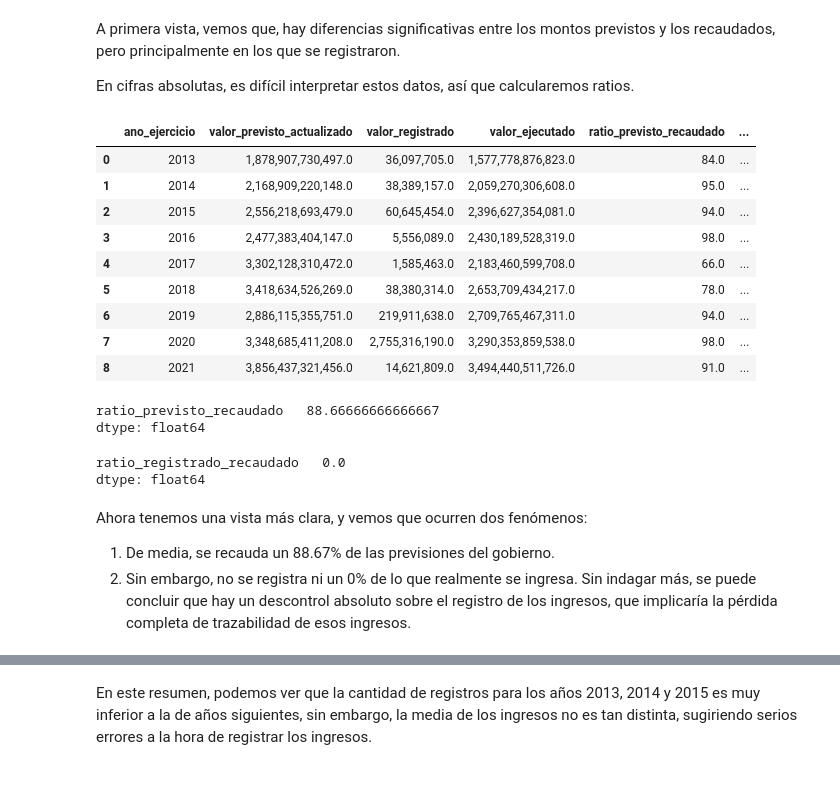
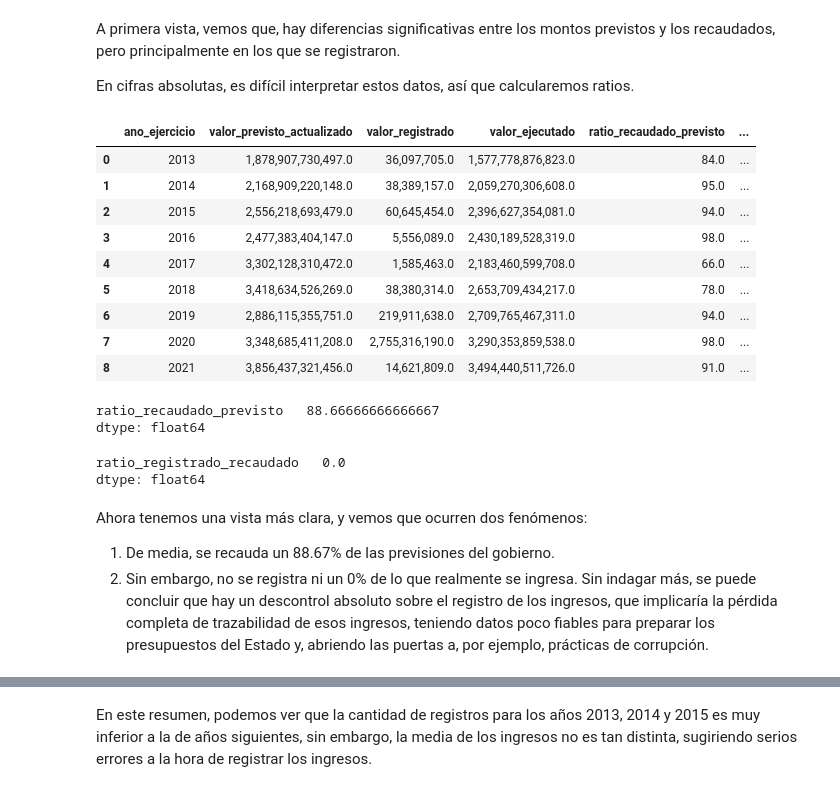
Before and after one commit to davfranco1/Proyecto2-EDA-Ingresos-Publicos-Brasil, a Jupyter notebook: notebooks/3_Análisis-Visualización.ipynb, the cells around one changed output, grey strips where cells are left out. Drawn from its saved outputs; the diff is of its cells as text; code cells hidden in the pictures.

```diff
--- a/notebooks/3_Análisis-Visualización.ipynb
+++ b/notebooks/3_Análisis-Visualización.ipynb
@@ -112,13 +224,13 @@ A primera vista, vemos que, hay diferencias significativas entre los montos prev
 
 En cifras absolutas, es difícil interpretar estos datos, así que calcularemos ratios.
 # %%
-df_ingresos_anuales["ratio_previsto_recaudado"] = round(df_ingresos_anuales["valor_ejecutado"]/df_ingresos_anuales["valor_previsto_actualizado"] *100,0)
+df_ingresos_anuales["ratio_recaudado_previsto"] = round(df_ingresos_anuales["valor_ejecutado"]/df_ingresos_anuales["valor_previsto_actualizado"] *100,0)
 
 df_ingresos_anuales["ratio_registrado_recaudado"] = round(df_ingresos_anuales["valor_registrado"]/df_ingresos_anuales["valor_ejecutado"] *100,0)
 
 df_ingresos_anuales
 # %% [output]
-|  | ano_ejercicio | valor_previsto_actualizado | valor_registrado | valor_ejecutado | ratio_previsto_recaudado | ... |
+|  | ano_ejercicio | valor_previsto_actualizado | valor_registrado | valor_ejecutado | ratio_recaudado_previsto | ... |
 | 0 | 2013 | 1,878,907,730,497.0 | 36,097,705.0 | 1,577,778,876,823.0 | 84.0 | ... |
 | 1 | 2014 | 2,168,909,220,148.0 | 38,389,157.0 | 2,059,270,306,608.0 | 95.0 | ... |
 | 2 | 2015 | 2,556,218,693,479.0 | 60,645,454.0 | 2,396,627,354,081.0 | 94.0 | ... |
@@ -129,9 +241,9 @@ df_ingresos_anuales
 | 7 | 2020 | 3,348,685,411,208.0 | 2,755,316,190.0 | 3,290,353,859,538.0 | 98.0 | ... |
 | 8 | 2021 | 3,856,437,321,456.0 | 14,621,809.0 | 3,494,440,511,726.0 | 91.0 | ... |
 # %%
-df_ingresos_anuales[["ratio_previsto_recaudado"]].mean()
+df_ingresos_anuales[["ratio_recaudado_previsto"]].mean()
 # %% [output]
-ratio_previsto_recaudado   88.66666666666667
+ratio_recaudado_previsto   88.66666666666667
 dtype: float64
 # %%
 df_ingresos_anuales[["ratio_registrado_recaudado"]].mean()
@@ -141,7 +253,7 @@ dtype: float64
 # %% [markdown]
 Ahora tenemos una vista más clara, y vemos que ocurren dos fenómenos:
 1. De media, se recauda un 88.67% de las previsiones del gobierno.
-2. Sin embargo, no se registra ni un 0% de lo que realmente se ingresa. Sin indagar más, se puede concluir que hay un descontrol absoluto sobre el registro de los ingresos, que implicaría la pérdida completa de trazabilidad de esos ingresos.
+2. Sin embargo, no se registra ni un 0% de lo que realmente se ingresa. Sin indagar más, se puede concluir que hay un descontrol absoluto sobre el registro de los ingresos, que implicaría la pérdida completa de trazabilidad de esos ingresos, teniendo datos poco fiables para preparar los presupuestos del Estado y, abriendo las puertas a, por ejemplo, prácticas de corrupción.
 # %%
 df.groupby("ano_ejercicio")[["valor_ejecutado"]].describe().reset_index()
 # %% [output]
```
Also changed, not shown: parts of 32 cells of this notebook, 1 other file.
